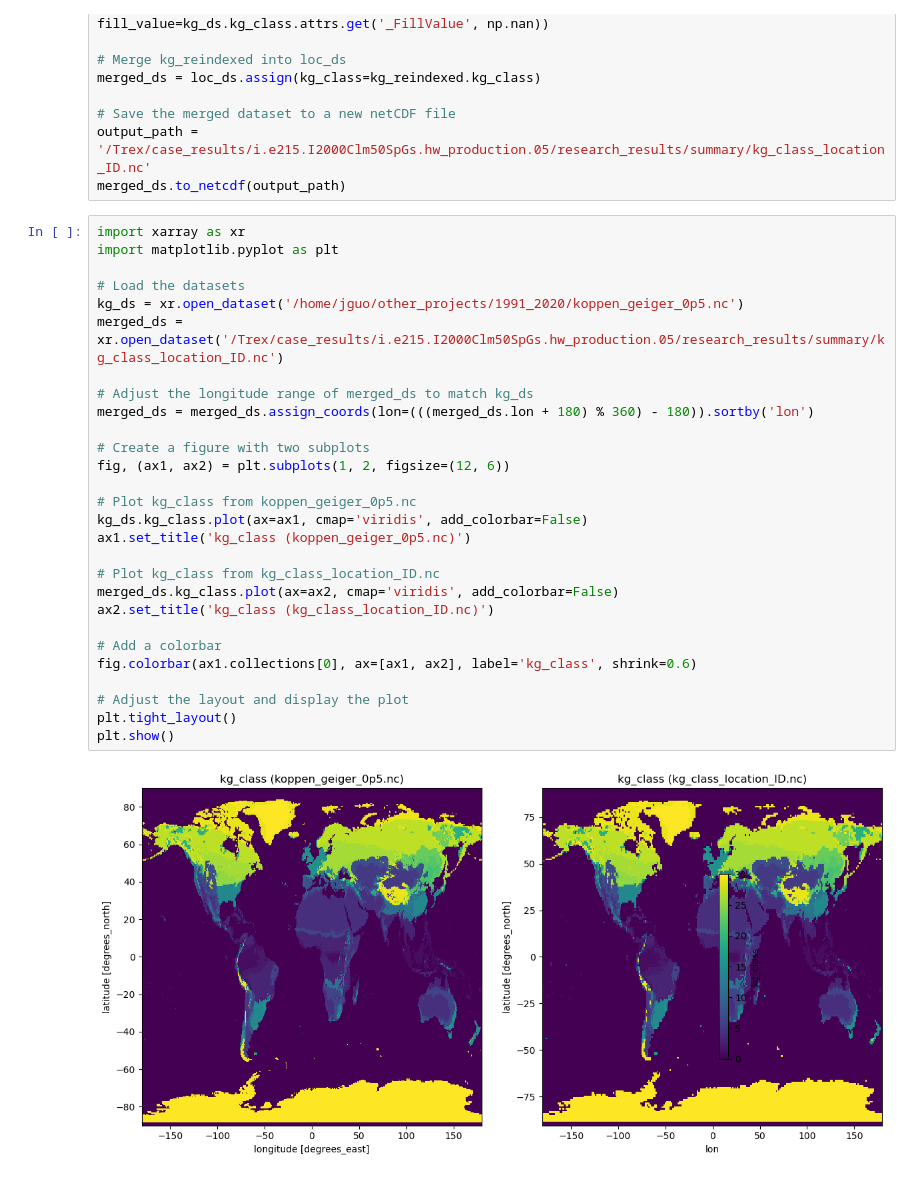
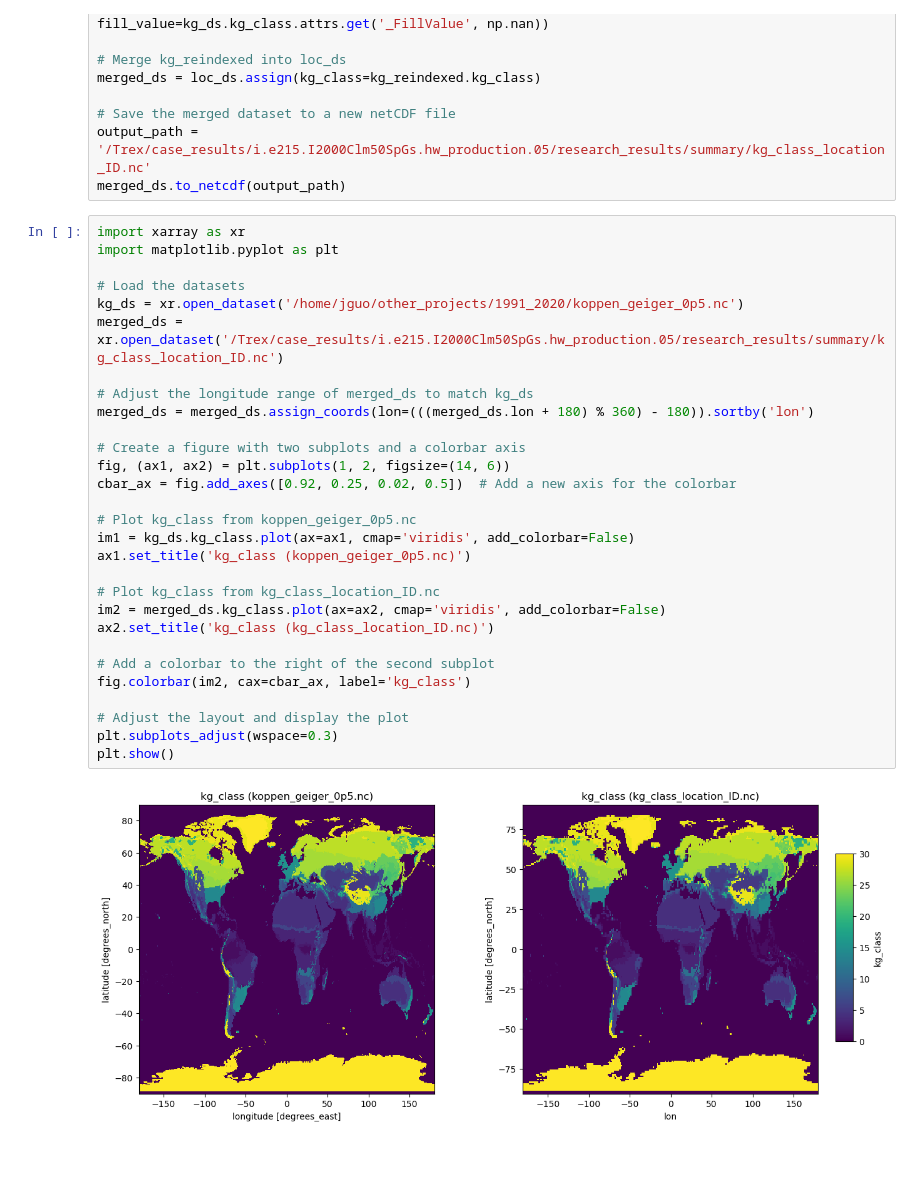
Before and after one commit to johnnyguo2007/research, a Jupyter notebook: hw_global/utils/kg_location_ID.ipynb, the cells around one changed output. Cells and saved outputs as stored; diff of their text form.

```diff
--- a/hw_global/utils/kg_location_ID.ipynb
+++ b/hw_global/utils/kg_location_ID.ipynb
@@ -22,30 +22,31 @@ merged_ds.to_netcdf(output_path)
 # %%
 import xarray as xr
 import matplotlib.pyplot as plt
 
 # Load the datasets
 kg_ds = xr.open_dataset('/home/jguo/other_projects/1991_2020/koppen_geiger_0p5.nc')
 merged_ds = xr.open_dataset('/Trex/case_results/i.e215.I2000Clm50SpGs.hw_production.05/research_results/summary/kg_class_location_ID.nc')
 
 # Adjust the longitude range of merged_ds to match kg_ds
 merged_ds = merged_ds.assign_coords(lon=(((merged_ds.lon + 180) % 360) - 180)).sortby('lon')
 
-# Create a figure with two subplots
-fig, (ax1, ax2) = plt.subplots(1, 2, figsize=(12, 6))
+# Create a figure with two subplots and a colorbar axis
+fig, (ax1, ax2) = plt.subplots(1, 2, figsize=(14, 6))
+cbar_ax = fig.add_axes([0.92, 0.25, 0.02, 0.5])  # Add a new axis for the colorbar
 
 # Plot kg_class from koppen_geiger_0p5.nc
-kg_ds.kg_class.plot(ax=ax1, cmap='viridis', add_colorbar=False)
+im1 = kg_ds.kg_class.plot(ax=ax1, cmap='viridis', add_colorbar=False)
 ax1.set_title('kg_class (koppen_geiger_0p5.nc)')
 
 # Plot kg_class from kg_class_location_ID.nc
-merged_ds.kg_class.plot(ax=ax2, cmap='viridis', add_colorbar=False)
+im2 = merged_ds.kg_class.plot(ax=ax2, cmap='viridis', add_colorbar=False)
 ax2.set_title('kg_class (kg_class_location_ID.nc)')
 
-# Add a colorbar
-fig.colorbar(ax1.collections[0], ax=[ax1, ax2], label='kg_class', shrink=0.6)
+# Add a colorbar to the right of the second subplot
+fig.colorbar(im2, cax=cbar_ax, label='kg_class')
 
 # Adjust the layout and display the plot
-plt.tight_layout()
+plt.subplots_adjust(wspace=0.3)
 plt.show()
 # %% [output]
-[figure, old version]
+[figure, new version]
```
